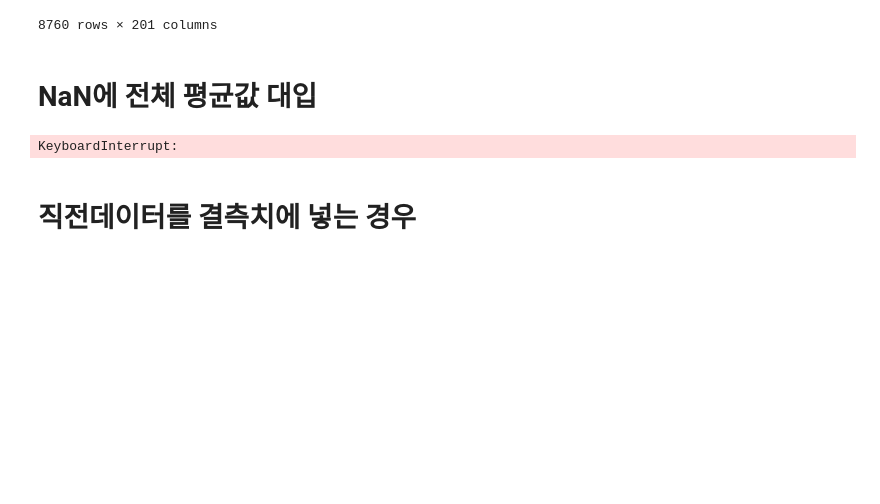
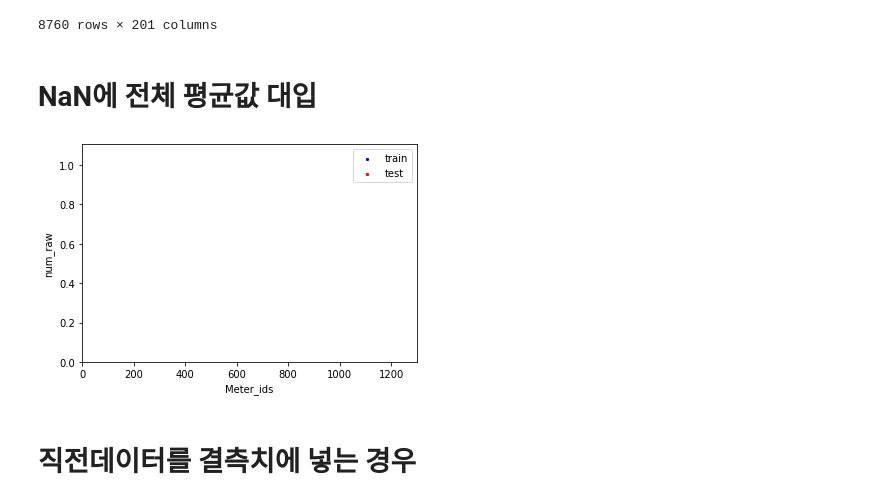
Before and after one commit to bunchacha/power-forecasting, a Jupyter notebook: ver_4_miniProj.ipynb, the cells around one changed output. Drawn from its saved outputs; the diff is of its cells as text; code cells hidden in the pictures; blank space fills up the shorter version.

Commit message:
parameter test

```diff
--- a/ver_4_miniProj.ipynb
+++ b/ver_4_miniProj.ipynb
@@ -25,12 +25,12 @@ import skimage
 
 
 # 데이터 불러오기
-train_ = pd.read_csv("train.csv")
-test_ = pd.read_csv("test.csv")
-sub_ = pd.read_csv("submission.csv")
-weather_h = pd.read_csv("인천_시간별__기상자료(16-18)_축소__7월1일.csv", encoding="euc-kr")
-weather_d = pd.read_csv("인천_일별_기상자료(16-18)_축소.csv", encoding="euc-kr")
-weather_m = pd.read_csv("인천_월별_기상자료(16-18)_축소.csv", encoding="euc-kr")
+train_ = pd.read_csv("../data11/train.csv")
+test_ = pd.read_csv("../data11/test.csv")
+sub_ = pd.read_csv("../data11/submission.csv")
+weather_h = pd.read_csv("../data11/인천_시간별__기상자료(16-18)_축소__7월1일.csv", encoding="euc-kr")
+weather_d = pd.read_csv("../data11/인천_일별_기상자료(16-18)_축소.csv", encoding="euc-kr")
+weather_m = pd.read_csv("../data11/인천_월별_기상자료(16-18)_축소.csv", encoding="euc-kr")
 # %% [markdown]
 # 기상 데이터 전처리
 # %%
@@ -662,7 +662,7 @@ num_met = []
 num_raw = []
 num_met_test = []
 num_raw_test = []
-def PreModel(train_2, meter_ids, c1, c2):
+def PreModel_total(train_2, meter_ids, c1, c2):
     count_ = 0
     day = 7*c1
     for meter_id in meter_ids:
@@ -707,36 +707,36 @@ def PreModel(train_2, meter_ids, c1, c2):
             print(len(final_add))
             if count_ == 0:
                 final_ans = final_add.copy()
             else:
                 final_ans = pd.concat([final_ans, final_add], ignore_index=True)
                 final_ans.reset_index()
             count_ = count_ + 1
             if count_%10 == 0:
                 print(count_, "세대, 계산 시간 : ", time.time() - start)
 
     if count_ != 0:
         return final_ans
 
 
 # c1 : 1 = 1주일, 2 = 2주일, 3 = 3주일
-final_ans = PreModel(train_2, meter_ids, 2, 0)
-final_ans_test = PreModel(test_2, meter_ids_2, 2, 1)
+# final_ans = PreModel(train_2, meter_ids, 2, 0)
+# final_ans_test = PreModel(test_2, meter_ids_2, 2, 1)
 #PreModel(train_2, meter_ids, mod, 2)
 #PreModel(train_2, meter_ids, mod, 3)
 
 
 plt.scatter(num_met, num_raw, s=5, color='b', label='train')
 plt.scatter(num_met_test, num_raw_test, s=5, color='r', label='test')
 plt.legend()
 plt.xlim(0, 1300)
 plt.ylim(bottom=0)
 plt.xlabel('Meter_ids')
 plt.ylabel('num_raw')
 plt.show()
 
 # 추가로 고려해야 하는 변수 : 직전 7d 표준편차
 # %% [output]
-KeyboardInterrupt:
+[figure, added]
 # %% [markdown]
 # 직전데이터를 결측치에 넣는 경우
 # %%
```
Also changed, not shown: parts of 5 cells of this notebook, 3 other files.
